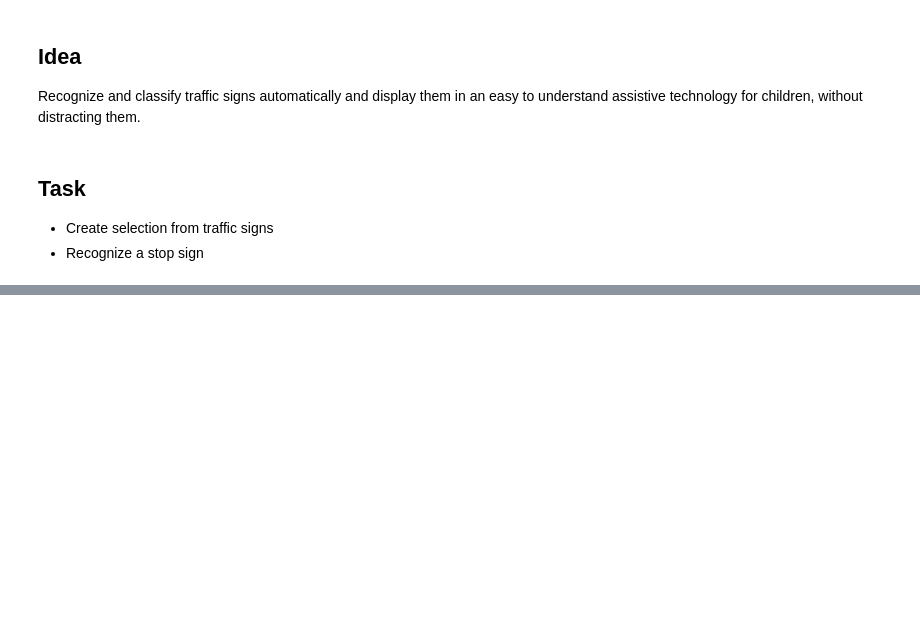
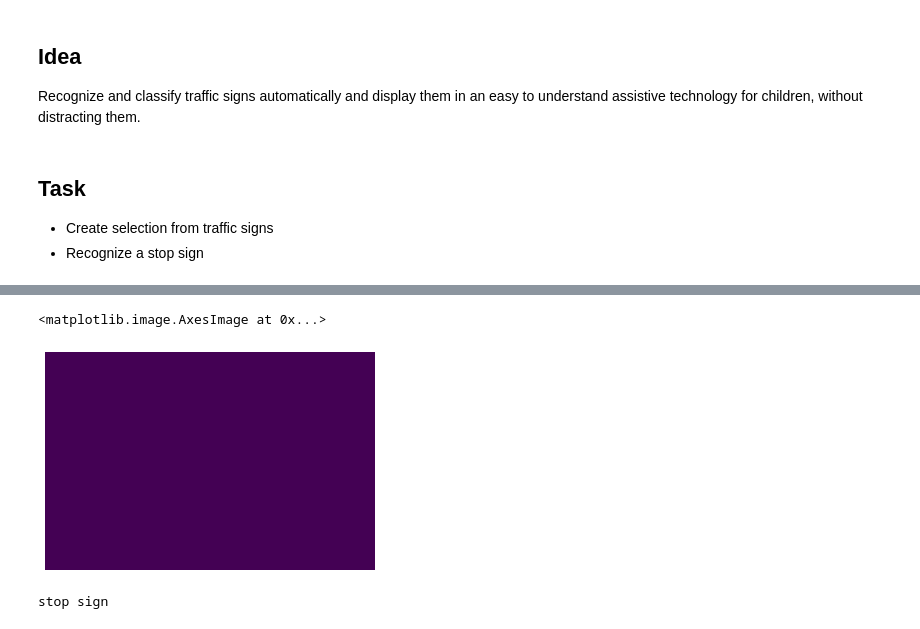
Before and after one commit to uol-mediaprocessing-201920/group-projects-traffic-signs, a Jupyter notebook: Pres_3/main_traffic_signs.ipynb, the cells around one changed output, grey strips where cells are left out. Drawn from its saved outputs; the diff is of its cells as text; code cells hidden in the pictures; blank space fills up the shorter version.

```diff
--- a/Pres_3/main_traffic_signs.ipynb
+++ b/Pres_3/main_traffic_signs.ipynb
@@ -28,0 +112,50 @@ from google.colab.patches import cv2_imshow
+# %%
+# Define the colors. We are looking for the colors between [224, 27, 34](color img) and [227, 30, 36](color img2)
+
+# lower mask (0-10)
+lower_red = np.array([0,113,167])
+upper_red = np.array([0,113,167])
+mask0 = cv2.inRange(img_hsv, lower_red, upper_red)
+
+# upper mask (170-180)
+lower_red = np.array([179,255,255])
+upper_red = np.array([179,255,255])
+mask1 = cv2.inRange(img_hsv, lower_red, upper_red)
+
+# join my masks
+mask = mask0+mask1
+
+output = cv2.imwrite("new.jpg", mask)
+
+
+# inRange now looking in the picture between the both colors
+#mask = cv2.inRange(img, lower, upper)
+plt.axis("off")
+plt.imshow(mask)
+# %% [output]
+<matplotlib.image.AxesImage at 0x...>
+[figure, added]
+# %%
+img = cv2.imread("stopsign.jpg")
+gray = cv2.cvtColor(img, cv2.COLOR_BGR2GRAY)
+_,threshold = cv2.threshold(gray, 240, 255, cv2.THRESH_BINARY)
+contours, _ = cv2.findContours(threshold, cv2.RETR_TREE, cv2.CHAIN_APPROX_SIMPLE)
+
+for cnt in contours:
+    area = cv2.contourArea(cnt)
+    # Shortlisting the regions based on there area.
+    if area > 10000:
+        approx = cv2.approxPolyDP(cnt,
+                                  0.009 * cv2.arcLength(cnt, True), True)
+        cv2.drawContours(img, [approx], 0, (0), 5)
+        x = approx.ravel()[0]
+        y = approx.ravel()[1]
+        if len(approx)==8:
+            print("stop sign")
+            cv2.drawContours(img,[cnt],0,(0,255,0),3)
+
+cv2.imshow(" ",img)
+cv2.waitKey(0)
+cv2.destroyAllWindows()
+# %% [output]
+stop sign
```
Also changed, not shown: parts of 8 cells of this notebook, 3 other files.
